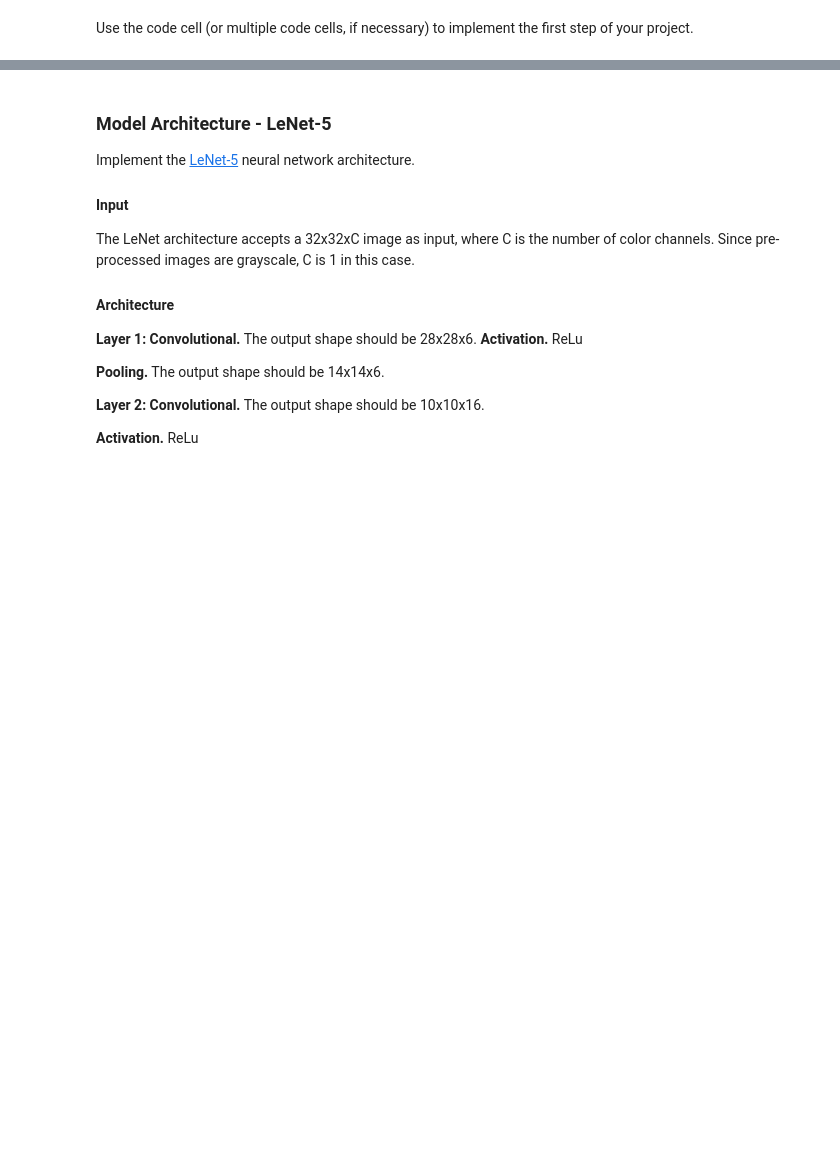
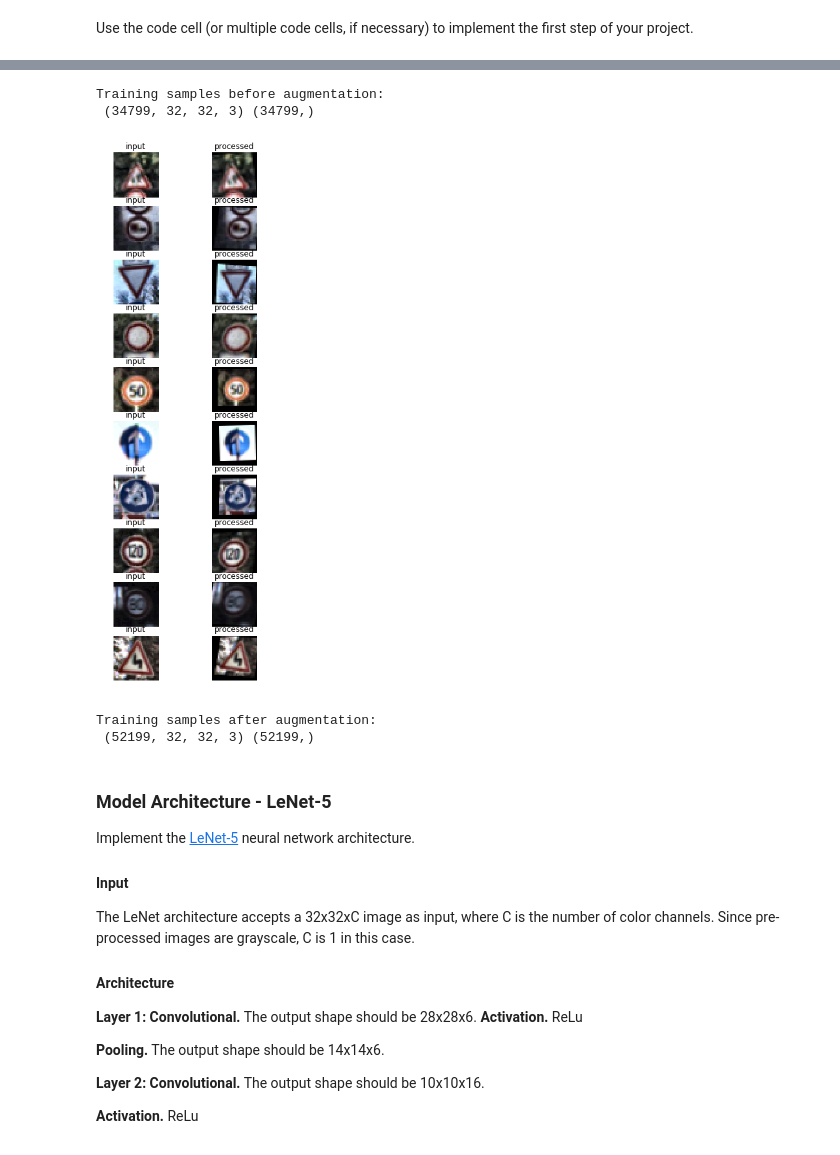
Before and after one commit to barney-s/CarND-Traffic-Sign-Classifier-Project, a Jupyter notebook: Traffic_Sign_Classifier.ipynb, the cells around one changed output, grey strips where cells are left out. Saved outputs shown, nothing was run; the diff lists cells and outputs as text; code cells hidden in the pictures; blank space fills up the shorter version.

Commit message:
- add data augmentation - add tensorboard graphs in report - rerun from scratch and generate reports

```diff
--- a/Traffic_Sign_Classifier.ipynb
+++ b/Traffic_Sign_Classifier.ipynb
@@ -345,3 +325,69 @@ Sample processed images:
+# %%
+# Code block 6
+# augment image data
+from sklearn.cross_validation import train_test_split
+from skimage import transform, filters, exposure
+from random import randint
+from random import uniform
+
+def _augment(image):
+    degrees = randint(-5,5)
+    trans_x = randint(-2,2)
+    trans_y = randint(-2,2)
+    zoom = uniform(0.9, 1.3)
+    shear_deg = uniform(-5, 15)
+
+    center_shift   = np.array((32, 32)) / 2. - 0.5
+    tform_center   = transform.SimilarityTransform(translation=-center_shift)
+    tform_uncenter = transform.SimilarityTransform(translation=center_shift)
+
+    tform_aug = transform.AffineTransform(rotation = np.deg2rad(degrees),
+                                          scale =(1/zoom, 1/zoom),
+                                          shear = np.deg2rad(shear_deg),
+                                          translation = (trans_x, trans_y))
+
+    tform = tform_center + tform_aug + tform_uncenter
+    img = transform.warp(image, tform.inverse, preserve_range=True)
+    return img
+
+
+def augment_images(images, labels):
+    i_tr, i_te, l_tr, l_te = train_test_split(images, labels,
+                                              test_size=0.5,
+                                              random_state=42)
+    images = np.append(i_tr, i_te, axis=0)
+    labels = np.append(l_tr, l_te)
+    i_aug, l_aug = [], []
+    for i in range(len(i_te)):
+        i_aug.append(_augment(i_te[i]))
+        l_aug.append(l_te[i])
+    images = np.append(images, np.array(i_aug), axis=0)
+    labels = np.append(labels, np.array(l_aug))
+
+    fig = plt.figure(figsize=(5, 15))
+    for y in range(10):
+        idx = randint(0, len(i_te))
+        a = fig.add_subplot(10, 2, y*2+1)
+        plt.imshow(i_te[idx])
+        plt.title("input")
+        plt.axis('off')
+
+        a = fig.add_subplot(10, 2, y*2+2)
+        plt.imshow(i_aug[idx])
+        plt.title("processed")
+        plt.axis('off')
+    plt.show()
+    return images, labels
+
+print("Training samples before augmentation:\n", X_train.shape, y_train.shape)
+X_train, y_train = augment_images(X_train, y_train)
+print("Training samples after augmentation:\n", X_train.shape, y_train.shape)
+# %% [output]
+Training samples before augmentation:
+ (34799, 32, 32, 3) (34799,)
+[figure, added]
+Training samples after augmentation:
+ (52199, 32, 32, 3) (52199,)
 # %% [markdown]
 ### Model Architecture - LeNet-5
 Implement the [LeNet-5](http://yann.lecun.com/exdb/lenet/) neural network architecture.
```
Also changed, not shown: parts of 8 cells of this notebook, 12 other files.
